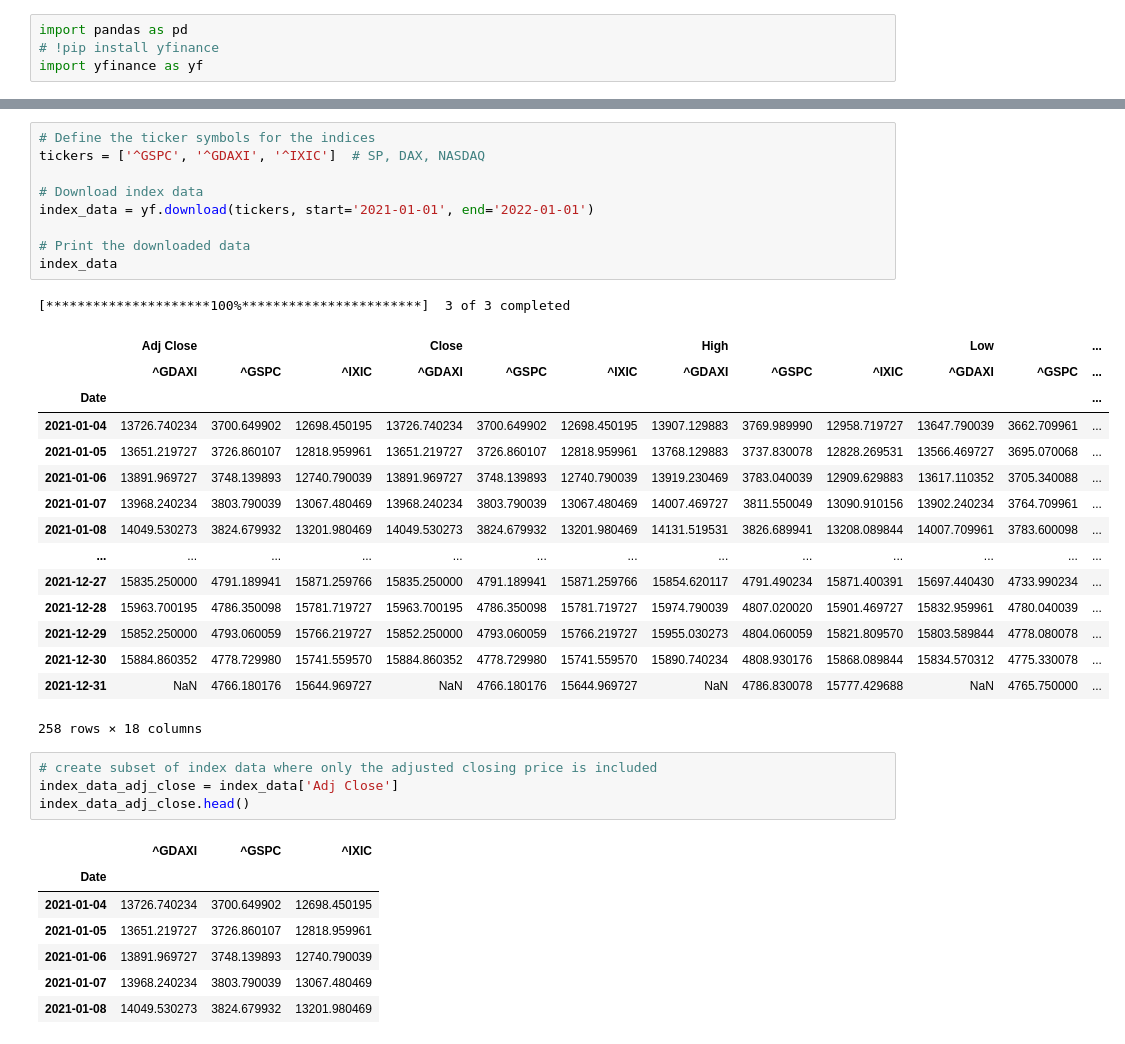
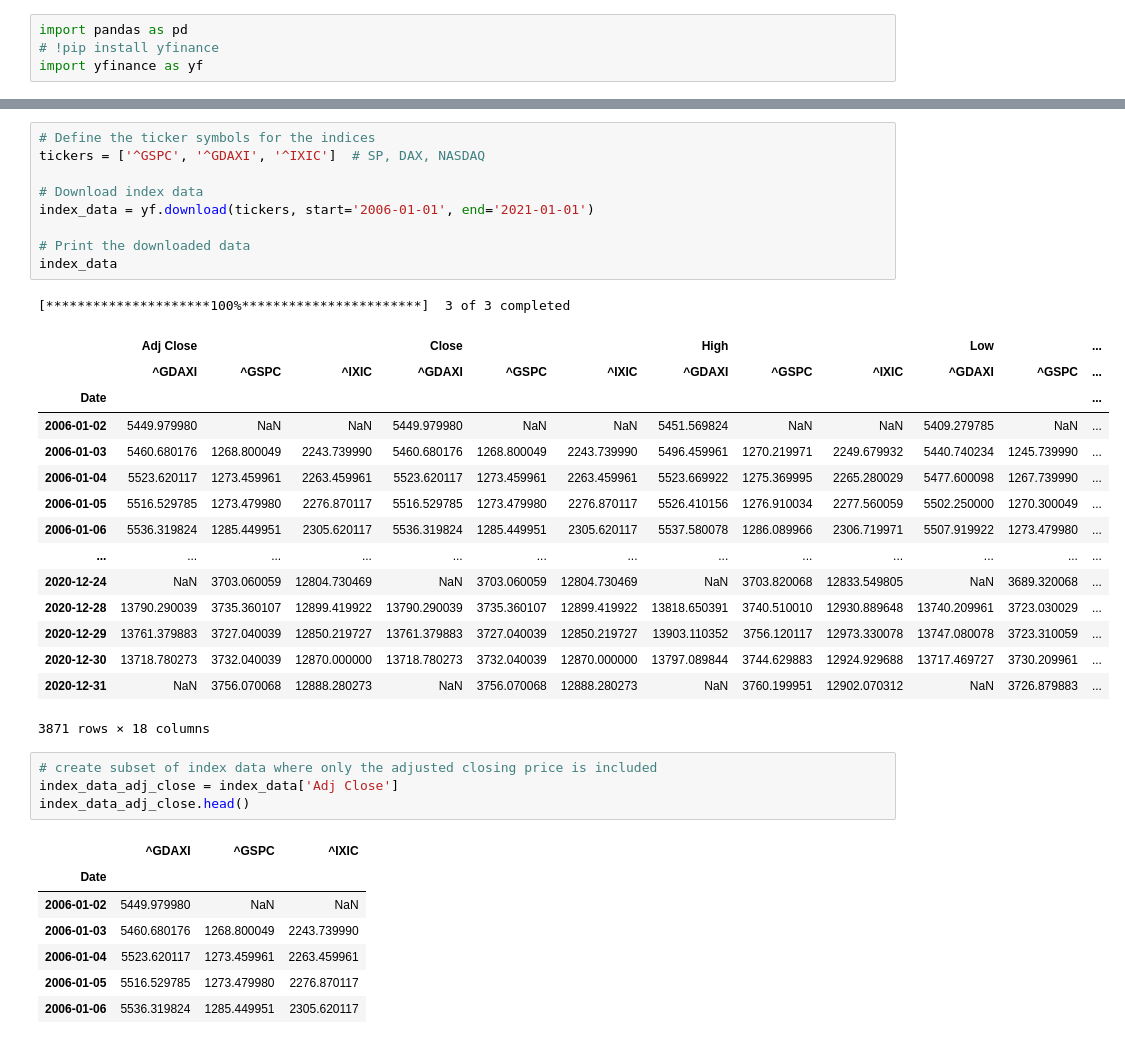
Before and after one commit to OzodbekOzodov/stock-market-and-speeches, a Jupyter notebook: 2_preprocessing_pipelines.ipynb, the cells around one changed output, grey strips where cells are left out. Saved outputs shown, nothing was run; the diff lists cells and outputs as text.

```diff
--- a/2_preprocessing_pipelines.ipynb
+++ b/2_preprocessing_pipelines.ipynb
@@ -451,29 +486,29 @@ stock_data.head()
 # %%
 # Define the ticker symbols for the indices
 tickers = ['^GSPC', '^GDAXI', '^IXIC']  # SP, DAX, NASDAQ
 
 # Download index data
-index_data = yf.download(tickers, start='2021-01-01', end='2022-01-01')
+index_data = yf.download(tickers, start='2006-01-01', end='2021-01-01')
 
 # Print the downloaded data
 index_data
 # %% [output]
 [*********************100%***********************]  3 of 3 completed
 |  | Adj Close |  |  | Close |  |  | High |  |  | Low |  | ... |
 |  | ^GDAXI | ^GSPC | ^IXIC | ^GDAXI | ^GSPC | ^IXIC | ^GDAXI | ^GSPC | ^IXIC | ^GDAXI | ^GSPC | ... |
 | Date |  |  |  |  |  |  |  |  |  |  |  | ... |
-| 2021-01-04 | 13726.740234 | 3700.649902 | 12698.450195 | 13726.740234 | 3700.649902 | 12698.450195 | 13907.129883 | 3769.989990 | 12958.719727 | 13647.790039 | 3662.709961 | ... |
-| 2021-01-05 | 13651.219727 | 3726.860107 | 12818.959961 | 13651.219727 | 3726.860107 | 12818.959961 | 13768.129883 | 3737.830078 | 12828.269531 | 13566.469727 | 3695.070068 | ... |
-| 2021-01-06 | 13891.969727 | 3748.139893 | 12740.790039 | 13891.969727 | 3748.139893 | 12740.790039 | 13919.230469 | 3783.040039 | 12909.629883 | 13617.110352 | 3705.340088 | ... |
-| 2021-01-07 | 13968.240234 | 3803.790039 | 13067.480469 | 13968.240234 | 3803.790039 | 13067.480469 | 14007.469727 | 3811.550049 | 13090.910156 | 13902.240234 | 3764.709961 | ... |
-| 2021-01-08 | 14049.530273 | 3824.679932 | 13201.980469 | 14049.530273 | 3824.679932 | 13201.980469 | 14131.519531 | 3826.689941 | 13208.089844 | 14007.709961 | 3783.600098 | ... |
+| 2006-01-02 | 5449.979980 | NaN | NaN | 5449.979980 | NaN | NaN | 5451.569824 | NaN | NaN | 5409.279785 | NaN | ... |
+| 2006-01-03 | 5460.680176 | 1268.800049 | 2243.739990 | 5460.680176 | 1268.800049 | 2243.739990 | 5496.459961 | 1270.219971 | 2249.679932 | 5440.740234 | 1245.739990 | ... |
+| 2006-01-04 | 5523.620117 | 1273.459961 | 2263.459961 | 5523.620117 | 1273.459961 | 2263.459961 | 5523.669922 | 1275.369995 | 2265.280029 | 5477.600098 | 1267.739990 | ... |
+| 2006-01-05 | 5516.529785 | 1273.479980 | 2276.870117 | 5516.529785 | 1273.479980 | 2276.870117 | 5526.410156 | 1276.910034 | 2277.560059 | 5502.250000 | 1270.300049 | ... |
+| 2006-01-06 | 5536.319824 | 1285.449951 | 2305.620117 | 5536.319824 | 1285.449951 | 2305.620117 | 5537.580078 | 1286.089966 | 2306.719971 | 5507.919922 | 1273.479980 | ... |
 | ... | ... | ... | ... | ... | ... | ... | ... | ... | ... | ... | ... | ... |
-| 2021-12-27 | 15835.250000 | 4791.189941 | 15871.259766 | 15835.250000 | 4791.189941 | 15871.259766 | 15854.620117 | 4791.490234 | 15871.400391 | 15697.440430 | 4733.990234 | ... |
-| 2021-12-28 | 15963.700195 | 4786.350098 | 15781.719727 | 15963.700195 | 4786.350098 | 15781.719727 | 15974.790039 | 4807.020020 | 15901.469727 | 15832.959961 | 4780.040039 | ... |
-| 2021-12-29 | 15852.250000 | 4793.060059 | 15766.219727 | 15852.250000 | 4793.060059 | 15766.219727 | 15955.030273 | 4804.060059 | 15821.809570 | 15803.589844 | 4778.080078 | ... |
-| 2021-12-30 | 15884.860352 | 4778.729980 | 15741.559570 | 15884.860352 | 4778.729980 | 15741.559570 | 15890.740234 | 4808.930176 | 15868.089844 | 15834.570312 | 4775.330078 | ... |
-| 2021-12-31 | NaN | 4766.180176 | 15644.969727 | NaN | 4766.180176 | 15644.969727 | NaN | 4786.830078 | 15777.429688 | NaN | 4765.750000 | ... |
+| 2020-12-24 | NaN | 3703.060059 | 12804.730469 | NaN | 3703.060059 | 12804.730469 | NaN | 3703.820068 | 12833.549805 | NaN | 3689.320068 | ... |
+| 2020-12-28 | 13790.290039 | 3735.360107 | 12899.419922 | 13790.290039 | 3735.360107 | 12899.419922 | 13818.650391 | 3740.510010 | 12930.889648 | 13740.209961 | 3723.030029 | ... |
+| 2020-12-29 | 13761.379883 | 3727.040039 | 12850.219727 | 13761.379883 | 3727.040039 | 12850.219727 | 13903.110352 | 3756.120117 | 12973.330078 | 13747.080078 | 3723.310059 | ... |
+| 2020-12-30 | 13718.780273 | 3732.040039 | 12870.000000 | 13718.780273 | 3732.040039 | 12870.000000 | 13797.089844 | 3744.629883 | 12924.929688 | 13717.469727 | 3730.209961 | ... |
+| 2020-12-31 | NaN | 3756.070068 | 12888.280273 | NaN | 3756.070068 | 12888.280273 | NaN | 3760.199951 | 12902.070312 | NaN | 3726.879883 | ... |
-258 rows × 18 columns
+3871 rows × 18 columns
 # %%
 # create subset of index data where only the adjusted closing price is included
 index_data_adj_close = index_data['Adj Close']
@@ -481,11 +516,11 @@ index_data_adj_close.head()
 # %% [output]
 |  | ^GDAXI | ^GSPC | ^IXIC |
 | Date |  |  |  |
-| 2021-01-04 | 13726.740234 | 3700.649902 | 12698.450195 |
-| 2021-01-05 | 13651.219727 | 3726.860107 | 12818.959961 |
-| 2021-01-06 | 13891.969727 | 3748.139893 | 12740.790039 |
-| 2021-01-07 | 13968.240234 | 3803.790039 | 13067.480469 |
-| 2021-01-08 | 14049.530273 | 3824.679932 | 13201.980469 |
+| 2006-01-02 | 5449.979980 | NaN | NaN |
+| 2006-01-03 | 5460.680176 | 1268.800049 | 2243.739990 |
+| 2006-01-04 | 5523.620117 | 1273.459961 | 2263.459961 |
+| 2006-01-05 | 5516.529785 | 1273.479980 | 2276.870117 |
+| 2006-01-06 | 5536.319824 | 1285.449951 | 2305.620117 |
 # %%
 # standardize the index data adj close
 from sklearn.preprocessing import StandardScaler
```
Also changed, not shown: parts of 12 cells of this notebook, 1 other file.
